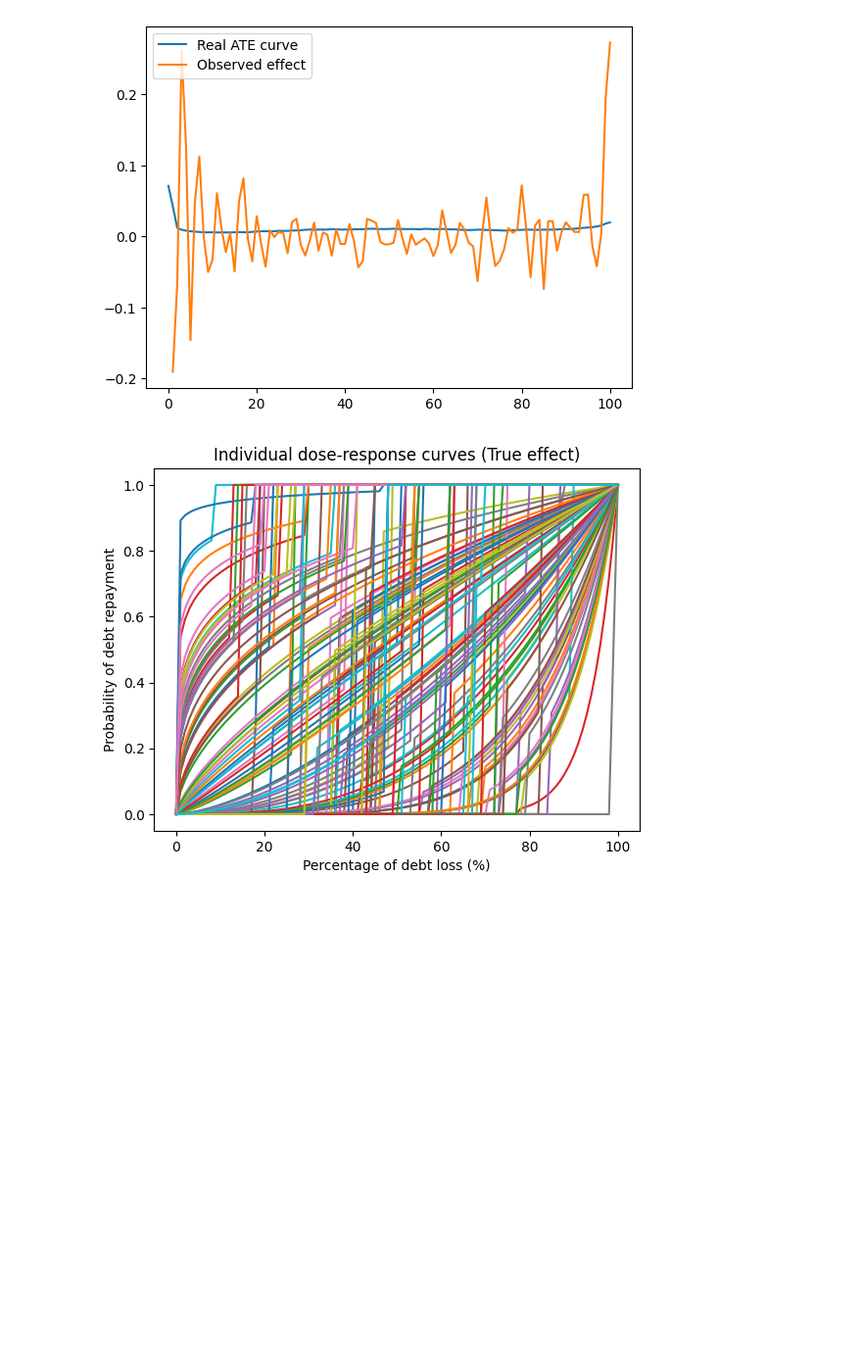
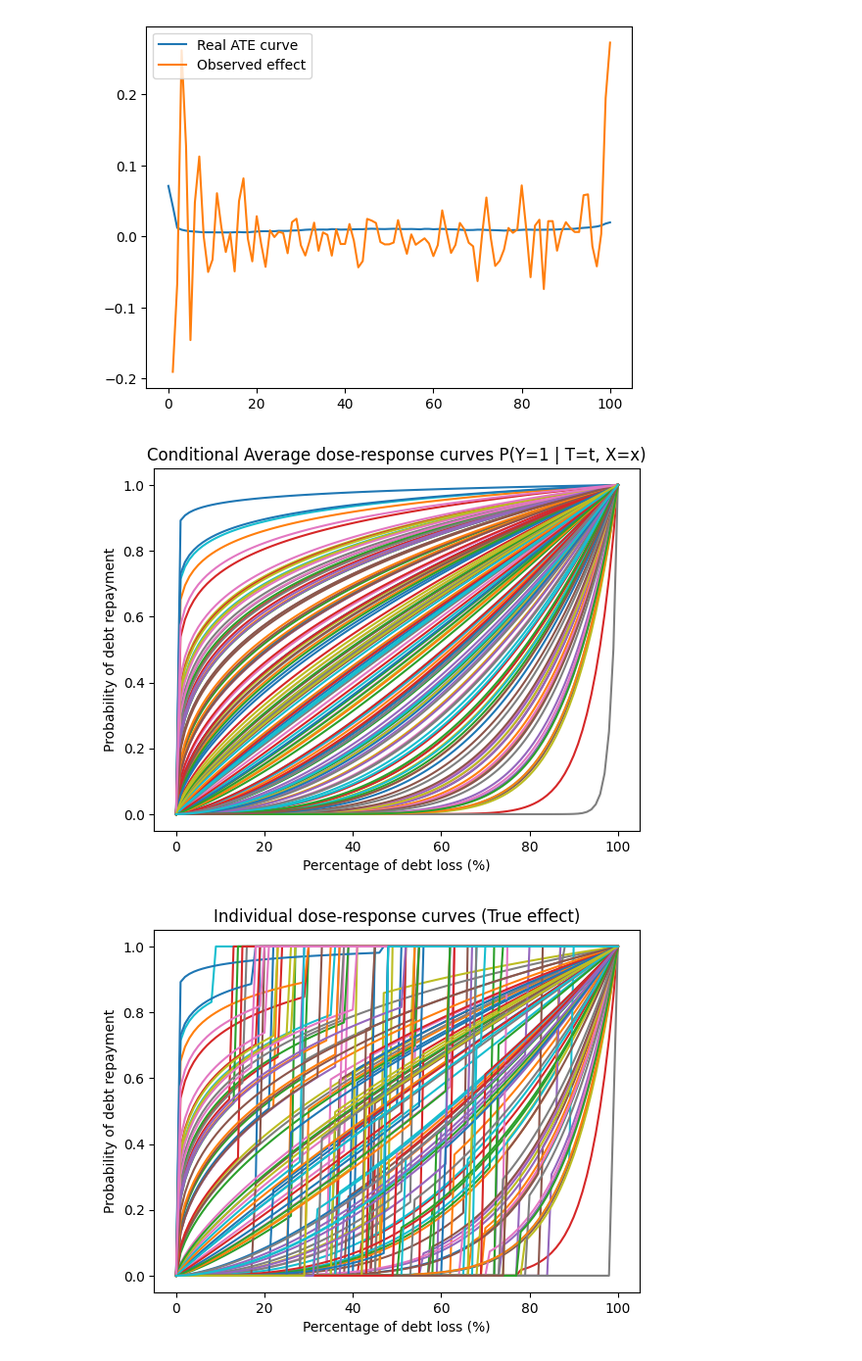
Before and after one commit to javiermoralh/causal-pipeline, a Jupyter notebook: 01_data_generation.ipynb, the cells around one changed output. Shown at 98% size. Saved outputs shown, nothing was run; the diff lists cells and outputs as text; code cells hidden in the pictures; blank space fills up the shorter version.

```diff
--- a/01_data_generation.ipynb
+++ b/01_data_generation.ipynb
@@ -132,16 +132,18 @@ plt.show()
 [figure]
 # %%
 # Conditional Average Causal curves P(Y=1 | T=t and X=x)
-individial_dose_responses = generator.compute_causal_effects(df, bin_edges, "cate")
-for i, line in enumerate(individial_dose_responses):
+condtional_avrage_dose_responses = generator.compute_causal_effects(df, bin_edges, "cate")
+for i, line in enumerate(condtional_avrage_dose_responses):
     if i % 100 == 0:
         ax = plt.plot(bin_edges, line, label=f'Line {i+1}')
 
 
 plt.xlabel("Percentage of debt loss (%)")
 plt.ylabel("Probability of debt repayment")
-plt.title("Individual dose-response curves (True outcomes)")
+plt.title("Conditional Average dose-response curves P(Y=1 | T=t, X=x)")
 plt.show()
+# %% [output]
+[figure, added]
 # %%
 # Individual Causal curves
 individial_dose_responses = generator.compute_causal_effects(df, bin_edges, "ite")
```
Also changed, not shown: 1 other file.
